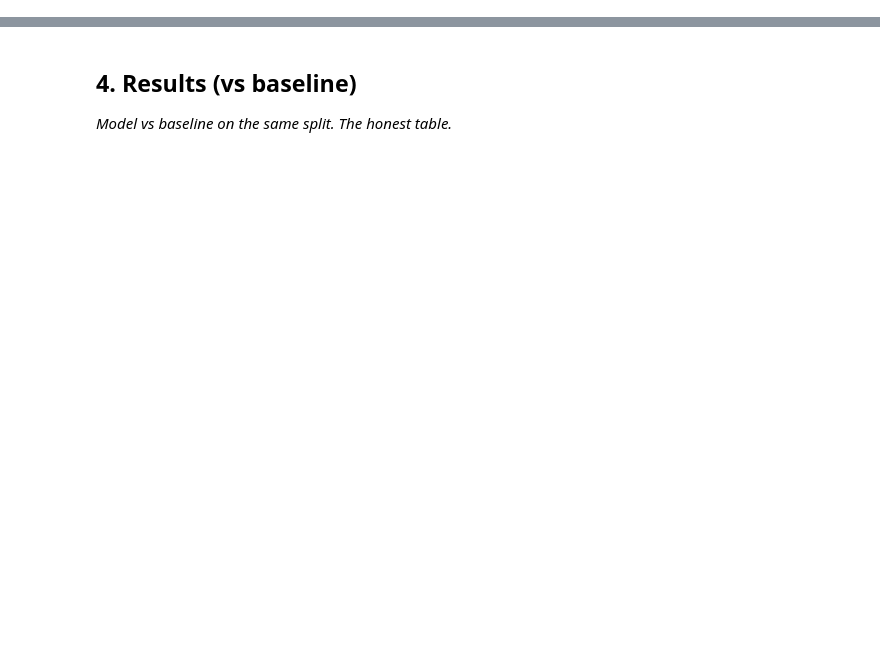
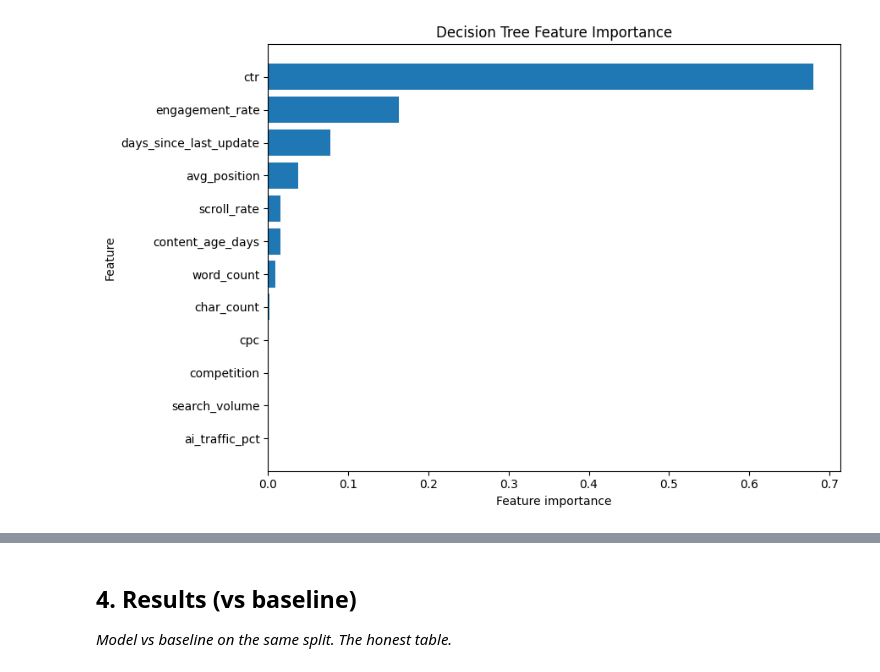
Before and after one commit to SohailAkhtarChanna/flyrank-ml-internship, a Jupyter notebook: work/notebooks/capstone.ipynb, the cells around one changed output, grey strips where cells are left out. Cells and saved outputs as stored; diff of their text form; code cells hidden in the pictures; blank space fills up the shorter version.

```diff
--- a/work/notebooks/capstone.ipynb
+++ b/work/notebooks/capstone.ipynb
@@ -20,0 +81,7 @@ This skeleton is yours to fill. Work the sections **in order** — each one has
+# %%
+import os
+
+DATA_PATH = "/content/flyrank-ml-internship/data/raw/content_refresh_anonymized.csv"
+
+print("Dataset exists:", os.path.exists(DATA_PATH))
+print("Dataset path:", DATA_PATH)
@@ -20,0 +91,10 @@ This skeleton is yours to fill. Work the sections **in order** — each one has
+# %%
+# Load the FlyRank dataset
+
+import pandas as pd
+
+df = pd.read_csv(DATA_PATH)
+
+print("Dataset loaded successfully!")
+print("Shape:", df.shape)
+print("Columns:", len(df.columns))
@@ -20,0 +293,14 @@ This skeleton is yours to fill. Work the sections **in order** — each one has
+# %%
+# Feature importance
+
+import pandas as pd
+
+feature_importance = pd.DataFrame({
+    "feature": feature_columns,
+    "importance": model.feature_importances_
+}).sort_values(
+    "importance",
+    ascending=False
+)
+
+print(feature_importance.to_string(index=False))
@@ -20,0 +329,15 @@ This skeleton is yours to fill. Work the sections **in order** — each one has
+# %%
+import matplotlib.pyplot as plt
+
+# Plot feature importance
+plot_df = feature_importance.sort_values("importance", ascending=True)
+
+plt.figure(figsize=(9, 6))
+plt.barh(plot_df["feature"], plot_df["importance"])
+plt.xlabel("Feature importance")
+plt.ylabel("Feature")
+plt.title("Decision Tree Feature Importance")
+plt.tight_layout()
+plt.show()
+# %% [output]
+[figure, added]
```
Also changed, not shown: parts of 35 cells of this notebook.
